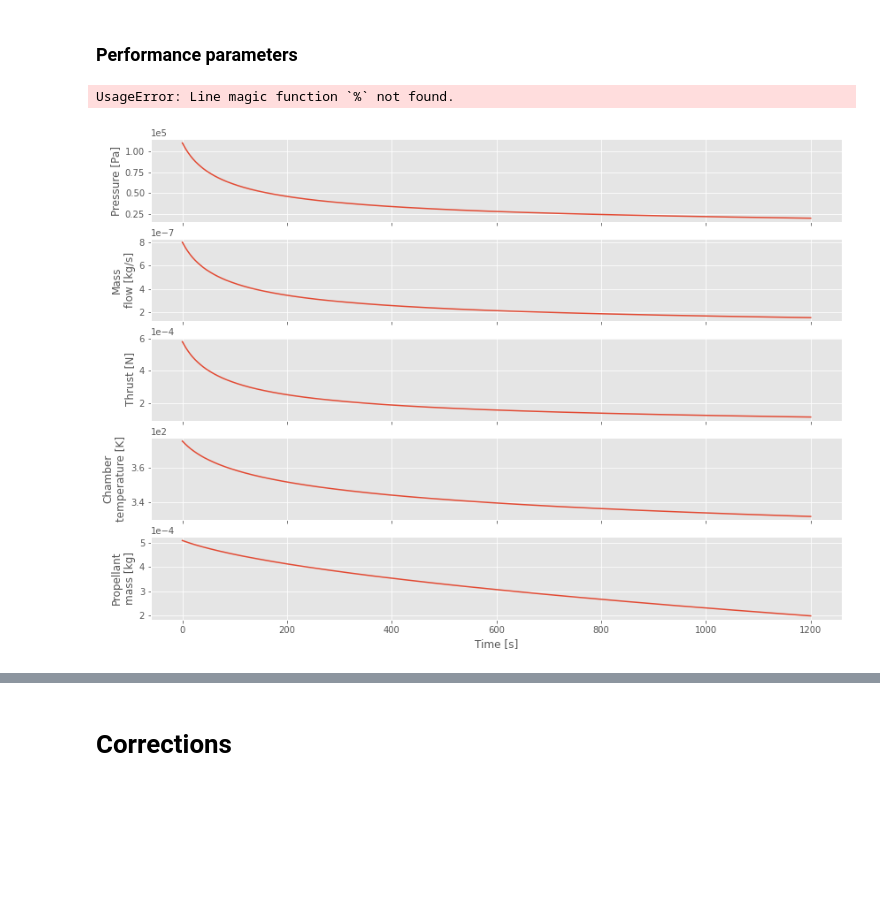
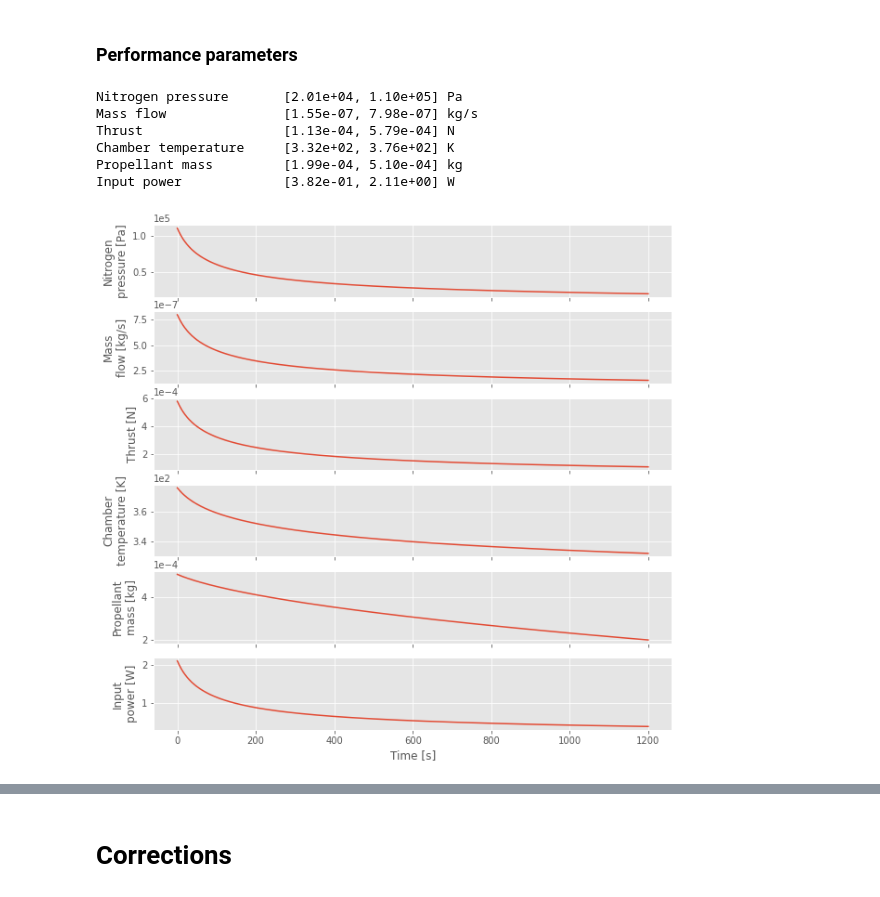
Before and after one commit to wdoppenberg/mp-operational-envelope, a Jupyter notebook: OperationalEnvelope.ipynb, the cells around one changed output, grey strips where cells are left out. Drawn from its saved outputs; the diff is of its cells as text; code cells hidden in the pictures; blank space fills up the shorter version.

```diff
--- a/OperationalEnvelope.ipynb
+++ b/OperationalEnvelope.ipynb
@@ -236,28 +245,43 @@ F_T = mdot*I_sp*g_0
 # %%
 plt.style.use('ggplot')
 
-fig, ax = plt.subplots(5, 1, figsize=(14,10), sharex=True)
+fig, ax = plt.subplots(6, 1, figsize=(10,10), sharex=True)
 
 ax[0].plot(t, p)
-ax[0].set_ylabel('Pressure [Pa]')
+ax[0].set_ylabel('Nitrogen\npressure [Pa]')
 ax[0].ticklabel_format(axis="y", style="sci", scilimits=(0,0))
+print(f'Nitrogen pressure \t[{min(p):.2e}, {max(p):.2e}] Pa')
 
 ax[1].plot(t, mdot)
 ax[1].set_ylabel('Mass\nflow [kg/s]')
 ax[1].ticklabel_format(axis="y", style="sci", scilimits=(0,0))
+print(f'Mass flow \t\t[{min(mdot):.2e}, {max(mdot):.2e}] kg/s')
 
 ax[2].plot(t, F_T)
 ax[2].set_ylabel('Thrust [N]')
 ax[2].ticklabel_format(axis="y", style="sci", scilimits=(0,0))
+print(f'Thrust \t\t\t[{min(F_T):.2e}, {max(F_T):.2e}] N')
 
 ax[3].plot(t, T_c)
 ax[3].set_ylabel('Chamber\ntemperature [K]')
 ax[3].ticklabel_format(axis="y", style="sci", scilimits=(0,0))
+print(f'Chamber temperature \t[{min(T_c):.2e}, {max(T_c):.2e}] K')
 
 ax[4].plot(t, m)
 ax[4].set_ylabel('Propellant\nmass [kg]')
 ax[4].ticklabel_format(axis="y", style="sci", scilimits=(0,0))
-ax[4].set_xlabel('Time [s]')
+print(f'Propellant mass \t[{min(m):.2e}, {max(m):.2e}] kg')
+
+ax[5].plot(t, Q)
+ax[5].set_ylabel('Input\npower [W]')
+ax[5].ticklabel_format(axis="y", style="sci", scilimits=(0,0))
+ax[5].set_xlabel('Time [s]')
+print(f'Input power \t\t[{min(Q):.2e}, {max(Q):.2e}] W')
 # %% [output]
-UsageError: Line magic function `%` not found.
+Nitrogen pressure       [2.01e+04, 1.10e+05] Pa
+Mass flow               [1.55e-07, 7.98e-07] kg/s
+Thrust                  [1.13e-04, 5.79e-04] N
+Chamber temperature     [3.32e+02, 3.76e+02] K
+Propellant mass         [1.99e-04, 5.10e-04] kg
+Input power             [3.82e-01, 2.11e+00] W
-[figure, old version]
+[figure, new version]
```
Also changed, not shown: parts of 4 cells of this notebook.
